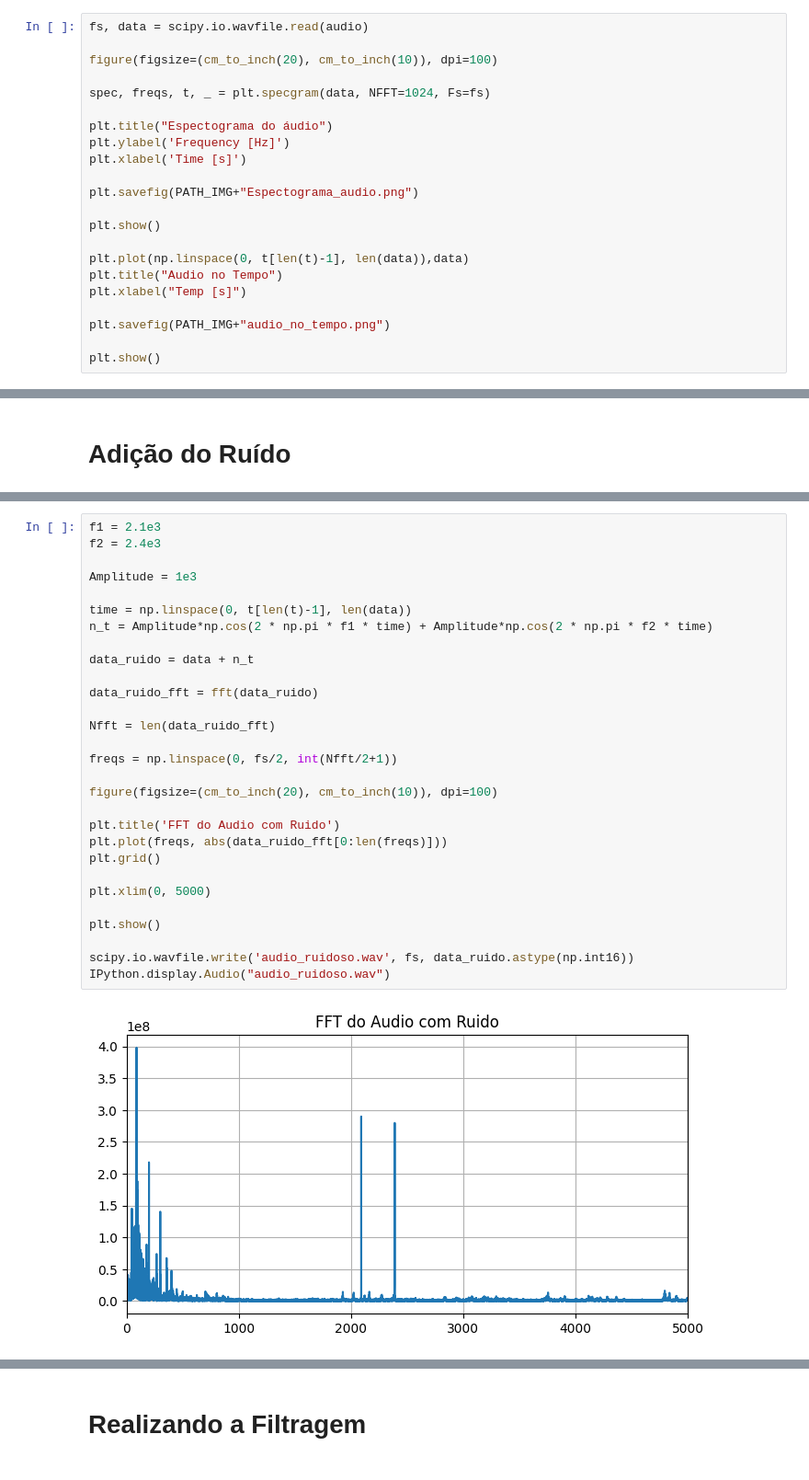
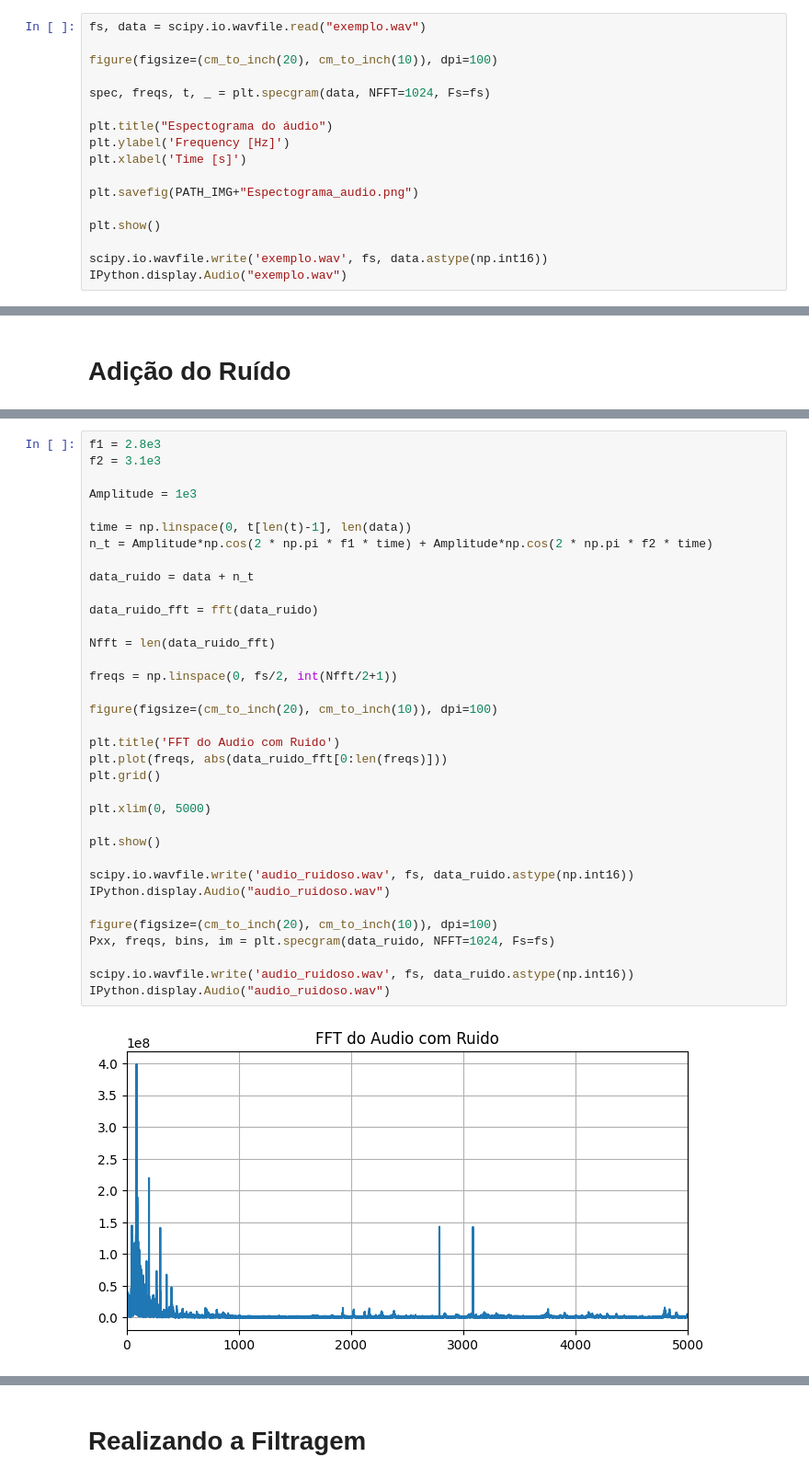
Before and after one commit to andrevale99/STD_DCA0107, a Jupyter notebook: U1/filtragem.ipynb, the cells around one changed output, grey strips where cells are left out. Shown at 92% size. Saved outputs shown, nothing was run; the diff lists cells and outputs as text.

```diff
--- a/U1/filtragem.ipynb
+++ b/U1/filtragem.ipynb
@@ -31,7 +25,7 @@ IPython.display.Audio(audio)
 # %% [markdown]
 # Espectograma e FFT do áudio
 # %%
-fs, data = scipy.io.wavfile.read(audio)
+fs, data = scipy.io.wavfile.read("exemplo.wav")
 
 figure(figsize=(cm_to_inch(20), cm_to_inch(10)), dpi=100)
 
@@ -45,11 +39,6 @@ plt.savefig(PATH_IMG+"Espectograma_audio.png")
 
 plt.show()
 
-plt.plot(np.linspace(0, t[len(t)-1], len(data)),data)
-plt.title("Audio no Tempo")
-plt.xlabel("Temp [s]")
-
-plt.savefig(PATH_IMG+"audio_no_tempo.png")
-
-plt.show()
+scipy.io.wavfile.write('exemplo.wav', fs, data.astype(np.int16))
+IPython.display.Audio("exemplo.wav")
 # %% [output]
@@ -80,34 +69,40 @@ $n(t) = \cos{(2\pi f_1 t)} + \cos{(2\pi f_2 t)}$
 
 ![Parametros](./parametros.jpg)
 # %%
-f1 = 2.1e3
-f2 = 2.4e3
+f1 = 2.8e3
+f2 = 3.1e3
 
 Amplitude = 1e3
 
 time = np.linspace(0, t[len(t)-1], len(data))
 n_t = Amplitude*np.cos(2 * np.pi * f1 * time) + Amplitude*np.cos(2 * np.pi * f2 * time)
 
 data_ruido = data + n_t
 
 data_ruido_fft = fft(data_ruido)
 
 Nfft = len(data_ruido_fft)
 
 freqs = np.linspace(0, fs/2, int(Nfft/2+1))
 
 figure(figsize=(cm_to_inch(20), cm_to_inch(10)), dpi=100)
 
 plt.title('FFT do Audio com Ruido')
 plt.plot(freqs, abs(data_ruido_fft[0:len(freqs)]))
 plt.grid()
 
 plt.xlim(0, 5000)
 
 plt.show()
 
 scipy.io.wavfile.write('audio_ruidoso.wav', fs, data_ruido.astype(np.int16))
 IPython.display.Audio("audio_ruidoso.wav")
+
+figure(figsize=(cm_to_inch(20), cm_to_inch(10)), dpi=100)
+Pxx, freqs, bins, im = plt.specgram(data_ruido, NFFT=1024, Fs=fs)
+
+scipy.io.wavfile.write('audio_ruidoso.wav', fs, data_ruido.astype(np.int16))
+IPython.display.Audio("audio_ruidoso.wav")
 # %% [output]
-[figure, old version]
+[figure, new version]
 [interactive output not drawn]
```
Also changed, not shown: parts of 9 cells of this notebook, 5 other files.
